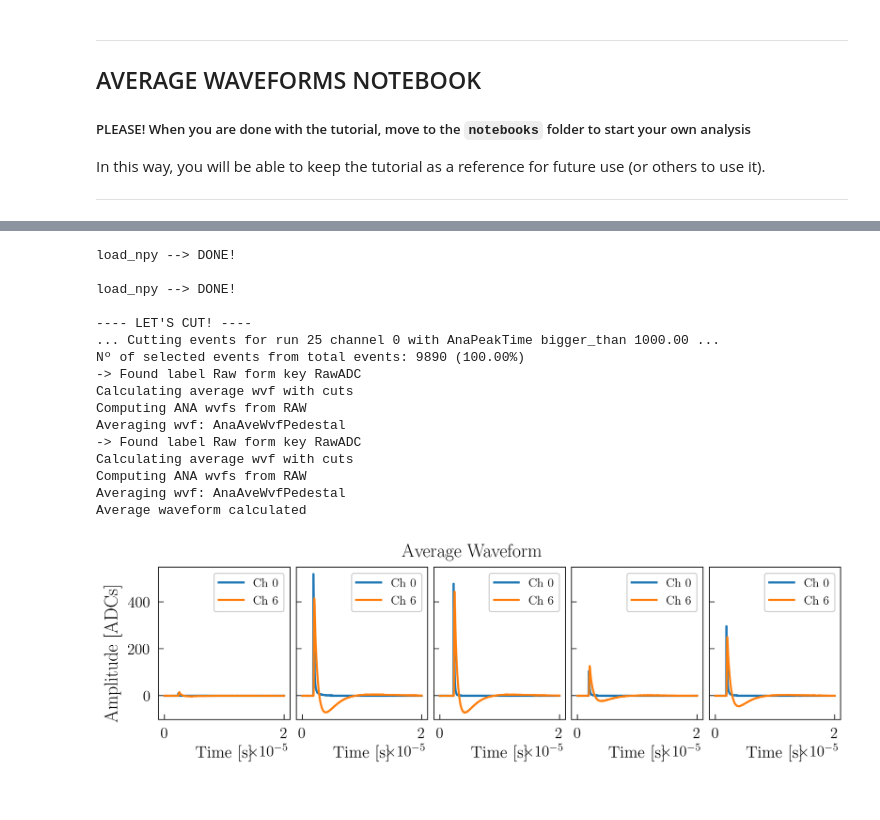
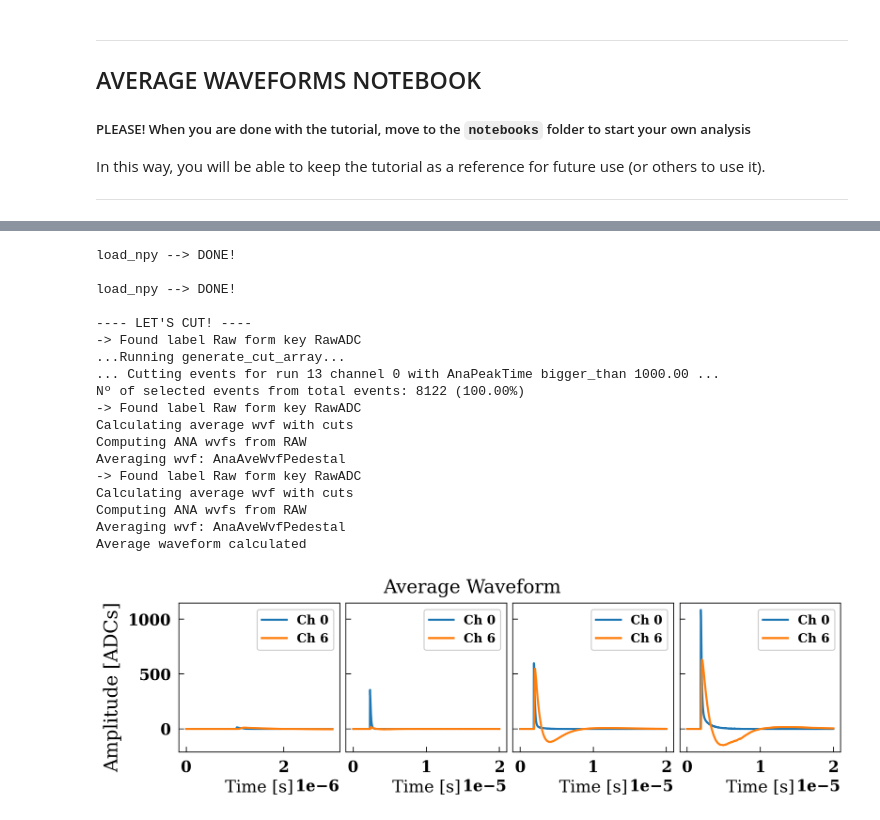
Before and after one commit to CIEMAT-Neutrino/SCINT, a Jupyter notebook: 00TUTORIAL/04AverageWvfs.ipynb, the cells around one changed output, grey strips where cells are left out. Drawn from its saved outputs; the diff is of its cells as text; code cells hidden in the pictures.

```diff
--- a/00TUTORIAL/04AverageWvfs.ipynb
+++ b/00TUTORIAL/04AverageWvfs.ipynb
@@ -41,11 +27,0 @@ channels = [0,6]
-# %%
-my_runs_calib = load_npy(np.asarray(calib_runs).astype(int),np.asarray(channels).astype(int),preset="EVA",info=info,compressed=True)
-my_runs_laser = load_npy(np.asarray(laser_runs).astype(int),np.asarray(channels).astype(int),preset="EVA",info=info,compressed=True)
-my_runs_alpha = load_npy(np.asarray(alpha_runs).astype(int),np.asarray(channels).astype(int),preset="EVA",info=info,compressed=True)
-my_runs_muons = load_npy(np.asarray(muons_runs).astype(int),np.asarray(channels).astype(int),preset="EVA",info=info,compressed=True)
-my_runs_noise = load_npy(np.asarray(noise_runs).astype(int),np.asarray(channels).astype(int),preset="EVA",info=info,compressed=True)
-
-time_wvf = np.arange(len(my_runs_calib[calib_runs[0]][channels[0]]["AnaAveWvf"][0]))*4e-9
-time_all = np.arange(len(my_runs_calib[calib_runs[0]][channels[0]]["TimeStamp"]))*4e-9
-
-my_runs = {"Calibration":my_runs_calib[calib_runs[0]], "Alpha": my_runs_alpha[alpha_runs[0]], "Laser": my_runs_laser[laser_runs[0]], "Muons": my_runs_muons[muons_runs[0]], "Noise": my_runs_noise[noise_runs[0]]}
@@ -71,0 +28,16 @@ load_npy --> DONE!
+# %%
+INPUT_FILE = "TUTORIAL"; OV = 1; PRESET ="EVA"
+info = read_input_file(INPUT_FILE)  # Read input file
+channels = [0,6]
+
+#-------------------------------- LOAD RUNS ---------------------------------#
+run_keys = ["CALIB_RUNS","LIGHT_RUNS","ALPHA_RUNS","MUONS_RUNS","NOISE_RUNS"]
+nruns = dict.fromkeys(run_keys)
+for key in run_keys:
+    try:               nruns[key] = info[key][OV] # Store runs in dictionary
+    except IndexError: nruns.pop(key)
+print(nruns)
+
+runs = dict.fromkeys(nruns.keys())
+for run in runs: runs[run] = load_npy(np.asarray([nruns[run]]).astype(int),np.asarray(channels).astype(int),preset=PRESET,info=info,compressed=True)
+#----------------------------------------------------------------------------#
@@ -72,5 +61,5 @@ load_npy --> DONE!
 # %%
-my_runs_alpha = load_npy(np.asarray(alpha_runs).astype(int),np.asarray(channels).astype(int),preset="ALL",info=info,compressed=True)
+my_runs_alpha = load_npy(np.asarray(runs["ALPHA_RUNS"]["NRun"]).astype(int),np.asarray(channels).astype(int),preset="ALL",info=info,compressed=True)
 cut_dict = {'cut_df': [True,[[["0"],"AnaPeakTime","bigger_than",1000,False]]], 'cut_lin_rel': [False,[]], 'cut_peak_finder': [False,[]]}
 label, my_runs_alpha = cut_selector(my_runs_alpha, {'runs': ['25'], 'input_file': ['TUTORIAL'], 'filter':cut_dict,'debug': True, 'channels': ['0']}, debug=True)
 average_wvfs(my_runs_alpha, key="RawADC", label="Ana",cut_label="Pedestal", centering="NONE", debug=True)
@@ -80,8 +69,10 @@ load_npy --> DONE!
 load_npy --> DONE!
 
 ---- LET'S CUT! ----
-... Cutting events for run 25 channel 0 with AnaPeakTime bigger_than 1000.00 ...
-Nº of selected events from total events: 9890 (100.00%)
+-> Found label Raw form key RawADC
+...Running generate_cut_array...
+... Cutting events for run 13 channel 0 with AnaPeakTime bigger_than 1000.00 ...
+Nº of selected events from total events: 8122 (100.00%)
 -> Found label Raw form key RawADC
 Calculating average wvf with cuts
 Computing ANA wvfs from RAW
@@ -94,19 +85,20 @@ Average waveform calculated
 # %%
 key = "AnaAveWvf"
 
 # nch=len(channels);
-nrun=len(all_runs); ncol=int((nrun+1)/2); nrow=int((nrun)/2); axs = []
+nrun=len(runs.values()); ncol=int((nrun+1)/2); nrow=int((nrun)/2); axs = []
 
-fig, axs = plt.subplots(dpi=200,ncols=len(all_runs),figsize=[10,3],sharey=True)
+fig, axs = plt.subplots(dpi=200,ncols=nrun,figsize=[10,3],sharey=True)
 plt.suptitle("Average Waveform")
 fig.supylabel("Amplitude [ADCs]")
-for r,run in enumerate(my_runs.keys()):
+for r,run in enumerate(runs.keys()):
     for c,ch in enumerate(channels):
-        AveWvf = my_runs[run][ch][key][0]
+        time_wvf = np.arange(len(runs[run][runs[run]["NRun"][0]][ch][key][0]))*4e-9
+        AveWvf = runs[run][runs[run]["NRun"][0]][ch][key][0]
         axs[r].plot(time_wvf, AveWvf,label="Ch "+str(ch))
         axs[r].legend()
         axs[r].grid()
         axs[r].set_xlabel("Time [s]")
 plt.show()
 # %% [output]
-[figure, old version]
+[figure, new version]
```
Also changed, not shown: parts of 4 cells of this notebook, 5 other files.
